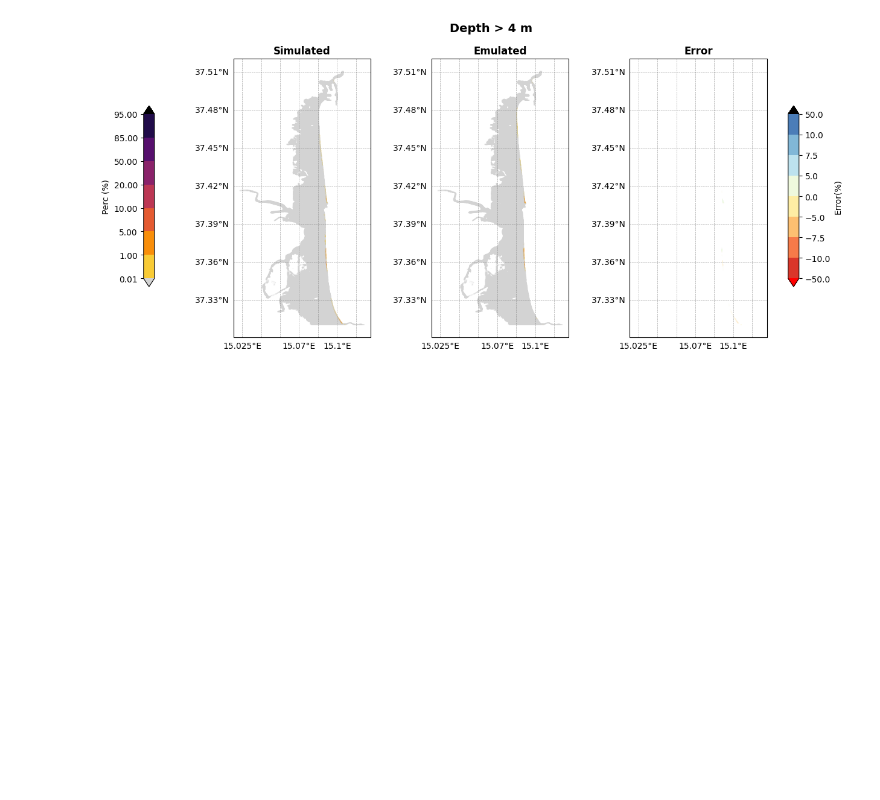
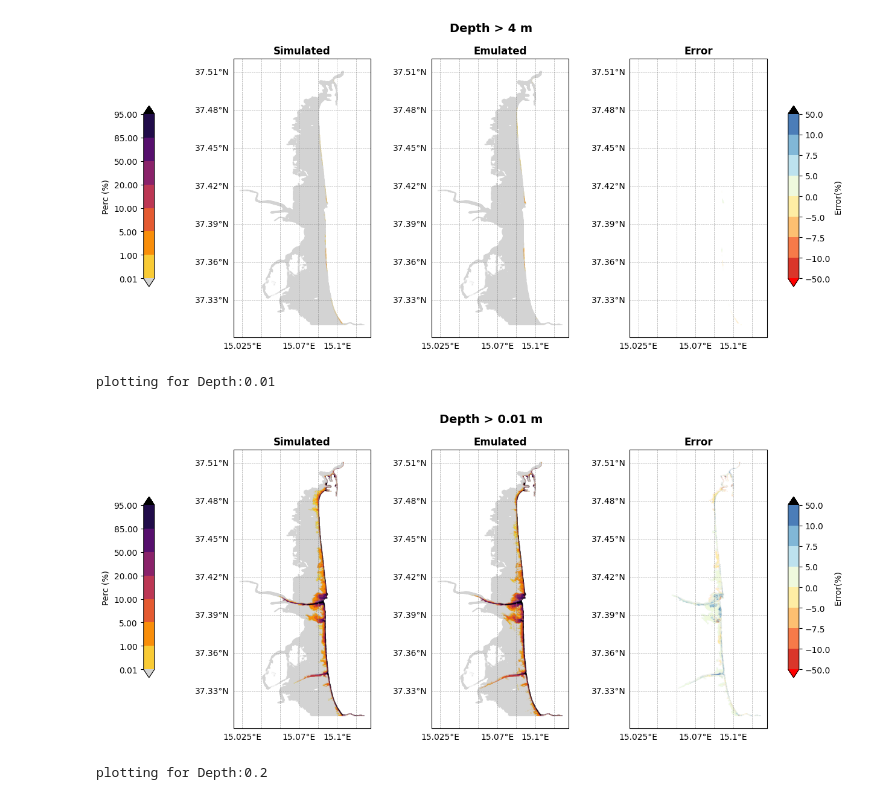
Before and after one commit to dtgeoeu-wp6-tsunamis/inundation-emulator, a Jupyter notebook: notebooks/sd5-2.ipynb, the cells around one changed output. Saved outputs shown, nothing was run; the diff lists cells and outputs as text; code cells hidden in the pictures; blank space fills up the shorter version.

```diff
--- a/notebooks/predictions_dtgeo_6pt6.ipynb
+++ b/notebooks/sd5-2.ipynb
@@ -715,3 +739,83 @@ plotting for Depth:2.5
 [figure]
 plotting for Depth:4
 [figure]
+# %%
+#plot the lat, lon, and z values as map
+thresholds = [0.01, 0.2, 0.5,1,2.5,4]
+
+# Plot predicted values as a heatmap
+depth_cmap = colormaps['inferno_r']
+depth_cmap.set_under('lightgrey')  # Set color for values below the minimum bound
+depth_cmap.set_over('black')  # Set color for values above the maximum bound
+depth_cmap.set_bad('white')  # Set color for NaN values
+bounds = [0.01, 1, 5, 10 , 20, 50, 85, 95]
+percnorm = colors.BoundaryNorm(bounds, depth_cmap.N, extend='both')
+
+error_cmap = colormaps['RdYlBu']
+error_bounds = [ -50, -10, -7.5, -5, 0, 5, 7.5, 10, 50]
+error_cmap.set_under('red')  # Set color for values below the minimum bound
+error_cmap.set_over('black')  # Set color for values above the maximum bound
+error_cmap.set_bad('white')  # Set color for NaN values
+error_norm = colors.BoundaryNorm(error_bounds, error_cmap.N, extend='both')
+
+for i in range(len(thresholds)):
+    print(f"plotting for Depth:{thresholds[i]}", end="", flush=True)
+
+    index = np.where(depths == thresholds[i])[0]  # Get the index of the threshold depth
+
+    # Define shared coordinates
+    z_sim = depths_percentage.iloc[:,index].values
+    z_emul = depthshat_percentage.iloc[:,index].values
+    error = z_emul - z_sim  # Error map
+
+    #id err is withing 1 % set to nan
+    error[np.abs(error) <= 1] = np.nan
+
+    # Setup figure and subplots
+    fig, axs = plt.subplots(1, 3, figsize=(12, 6), subplot_kw={'projection': ccrs.PlateCarree()})
+
+    # --- Plot 1: Simulated ---
+    sc0 = axs[0].scatter(lon_mask, lat_mask, c=z_sim, cmap=depth_cmap, norm=percnorm, s=0.001,  transform=ccrs.PlateCarree())
+    axs[0].set_title(f"Simulated", fontsize=12, fontweight="bold")
+    gl0 = axs[0].gridlines(draw_labels=True, linestyle="--", linewidth=0.5, color="gray", alpha=0.7)
+    gl0.top_labels = gl0.right_labels = False
+    gl0.xformatter = cticker.LongitudeFormatter()
+    gl0.yformatter = cticker.LatitudeFormatter()
+
+    # --- Plot 2: Emulated ---
+    sc1 = axs[1].scatter(lon_mask, lat_mask, c=z_emul, cmap=depth_cmap, norm=percnorm, s=0.001, transform=ccrs.PlateCarree())
+    axs[1].set_title("Emulated", fontsize=12, fontweight="bold")
+    gl1 = axs[1].gridlines(draw_labels=True, linestyle="--", linewidth=0.5, color="gray", alpha=0.7)
+    gl1.top_labels = gl1.right_labels = False
+    gl1.xformatter = cticker.LongitudeFormatter()
+    gl1.yformatter = cticker.LatitudeFormatter()
+
+    # --- Plot 3: Error ---
+    sc2 = axs[2].scatter(lon_mask, lat_mask, c=error,cmap= error_cmap, norm=error_norm, s=0.001, transform=ccrs.PlateCarree())
+    axs[2].set_title("Error", fontsize=12, fontweight="bold")
+    gl2 = axs[2].gridlines(draw_labels=True, linestyle="--", linewidth=0.5, color="gray", alpha=0.7)
+    gl2.top_labels = gl2.right_labels = False
+    gl2.xformatter = cticker.LongitudeFormatter()
+    gl2.yformatter = cticker.LatitudeFormatter()
+
+    # --- Colorbars ---
+    # Depth (m) colorbar on the left of first subplot
+    cbar_ax1 = fig.add_axes([0.02, 0.25, 0.015, 0.5])
+    cbar1 = fig.colorbar(sc1, cax=cbar_ax1)
+    cbar1.set_label('Perc (%)')
+    cbar1.ax.yaxis.set_label_position('left')
+    cbar1.ax.yaxis.set_ticks_position('left')
+
+    # Error (m) colorbar on the right of last subplot
+    cbar_ax2 = fig.add_axes([0.91, 0.25, 0.015, 0.5])
+    cbar2 = fig.colorbar(sc2, cax=cbar_ax2)
+    cbar2.set_label('Error(%)')
+
+    plt.suptitle(f"Depth > {thresholds[i]} m", fontsize=14, fontweight="bold")
+    plt.savefig(f"./notebooks/_plots/plot_depth_{thresholds[i]}.png", bbox_inches='tight',dpi=300)
+
+    plt.show()
+# %% [output]
+plotting for Depth:0.01
+[figure, added]
+plotting for Depth:0.2
```
Also changed, not shown: parts of 12 cells of this notebook, 10 other files.
